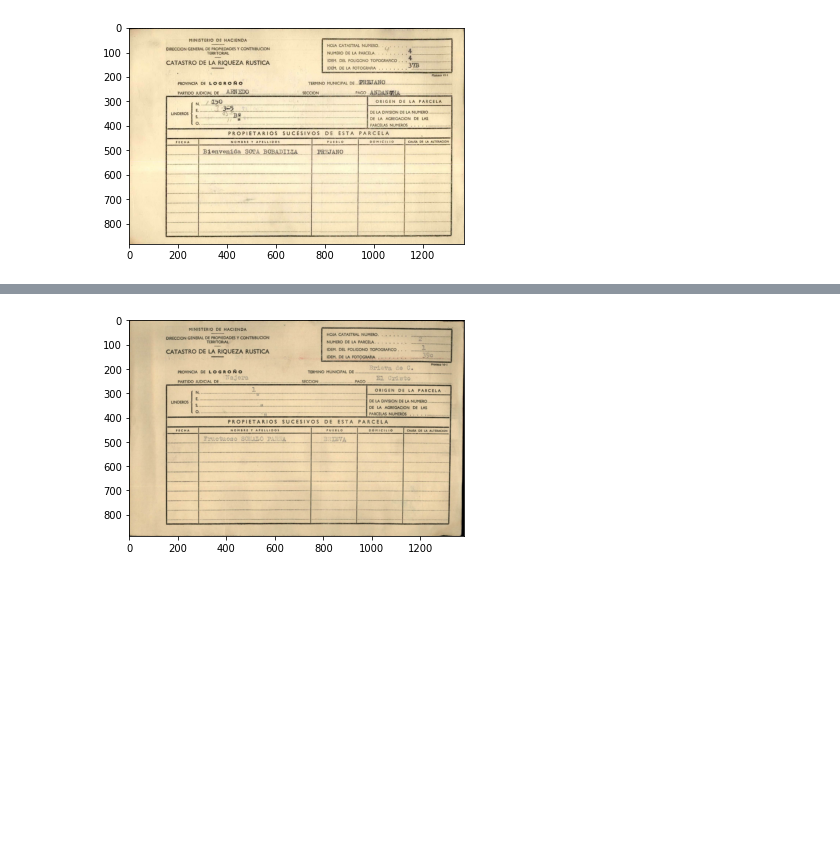
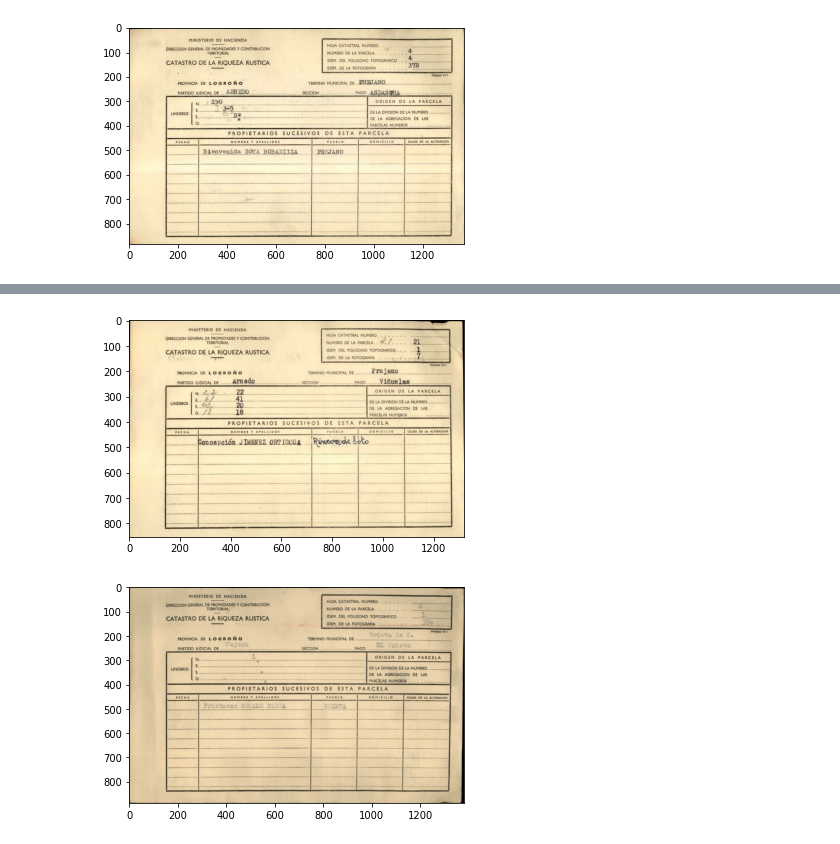
Before and after one commit to IA2021UR/trabajo-ia-en-la-comunidad-de-la-rioja-equipo-2, a Jupyter notebook: AlineaImagenes.ipynb, the cells around one changed output, grey strips where cells are left out. Saved outputs shown, nothing was run; the diff lists cells and outputs as text; code cells hidden in the pictures; blank space fills up the shorter version.

```diff
--- a/AlineaImagenes.ipynb
+++ b/AlineaImagenes.ipynb
@@ -70,3 +107,18 @@ def alinea_imagenes(imagen1,template,maxFeatures=500,keepPercent=0.2,debug=False
+# %%
+
+
+fichero1=cv2.imread("fichero_0.png")
+fichero2=cv2.imread("fichero_1.png")
+
+plantilla1=cv2.imread("plantilla_0.png")
+plantilla2=cv2.imread("plantilla_1.png")
+
+#Alineamos las dos imagenes (Una por página) del documento con respecto a la plantilla:
+alineada1=alignImages(plantilla1,fichero1)
+alineada2=alignImages(fichero2,plantilla2)
+mostrarImagen(alineada1)
+# %% [output]
+[figure, added]
 # %%
 alineada=alinea_imagenes(pparte1,bparte1,debug=True)
 # %%
```
Also changed, not shown: parts of 3 cells of this notebook.
